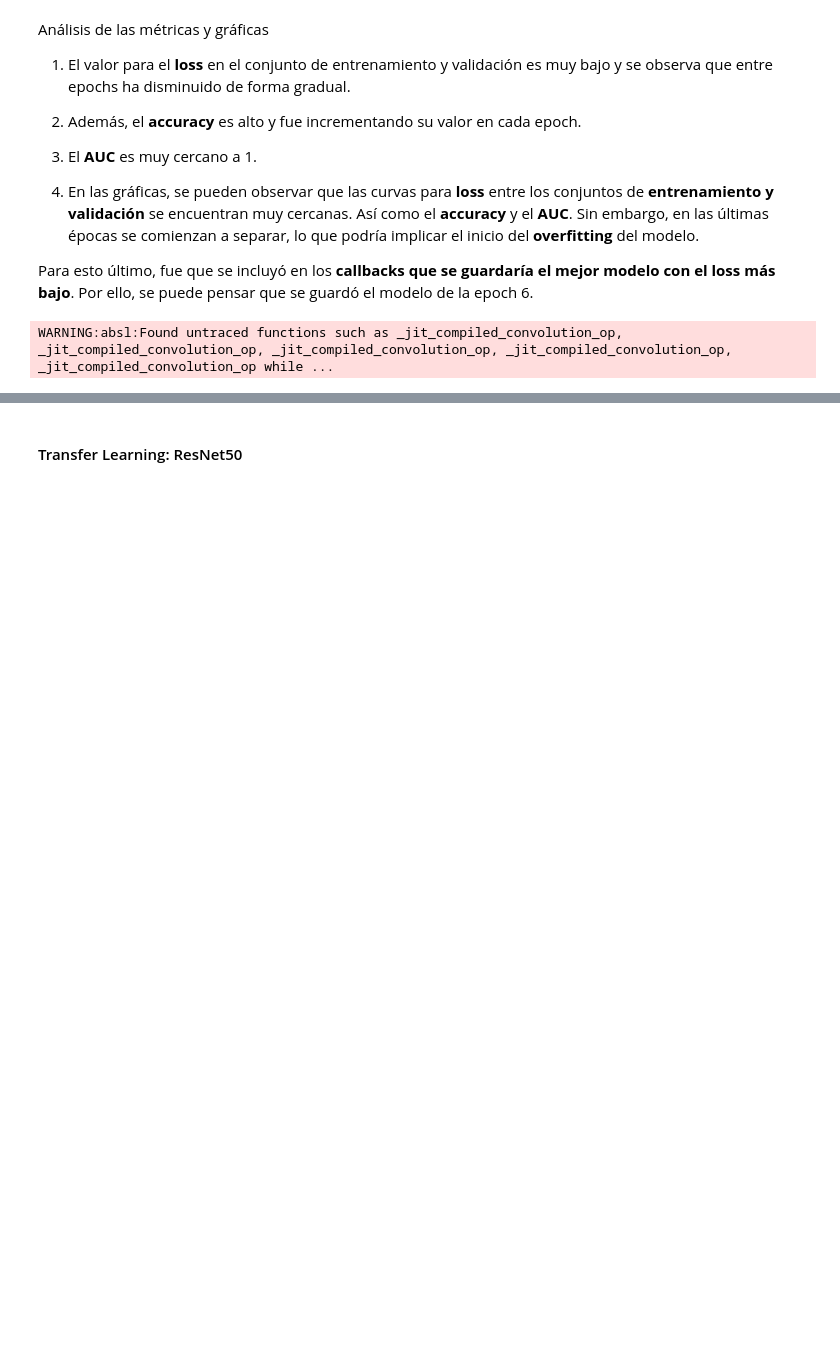
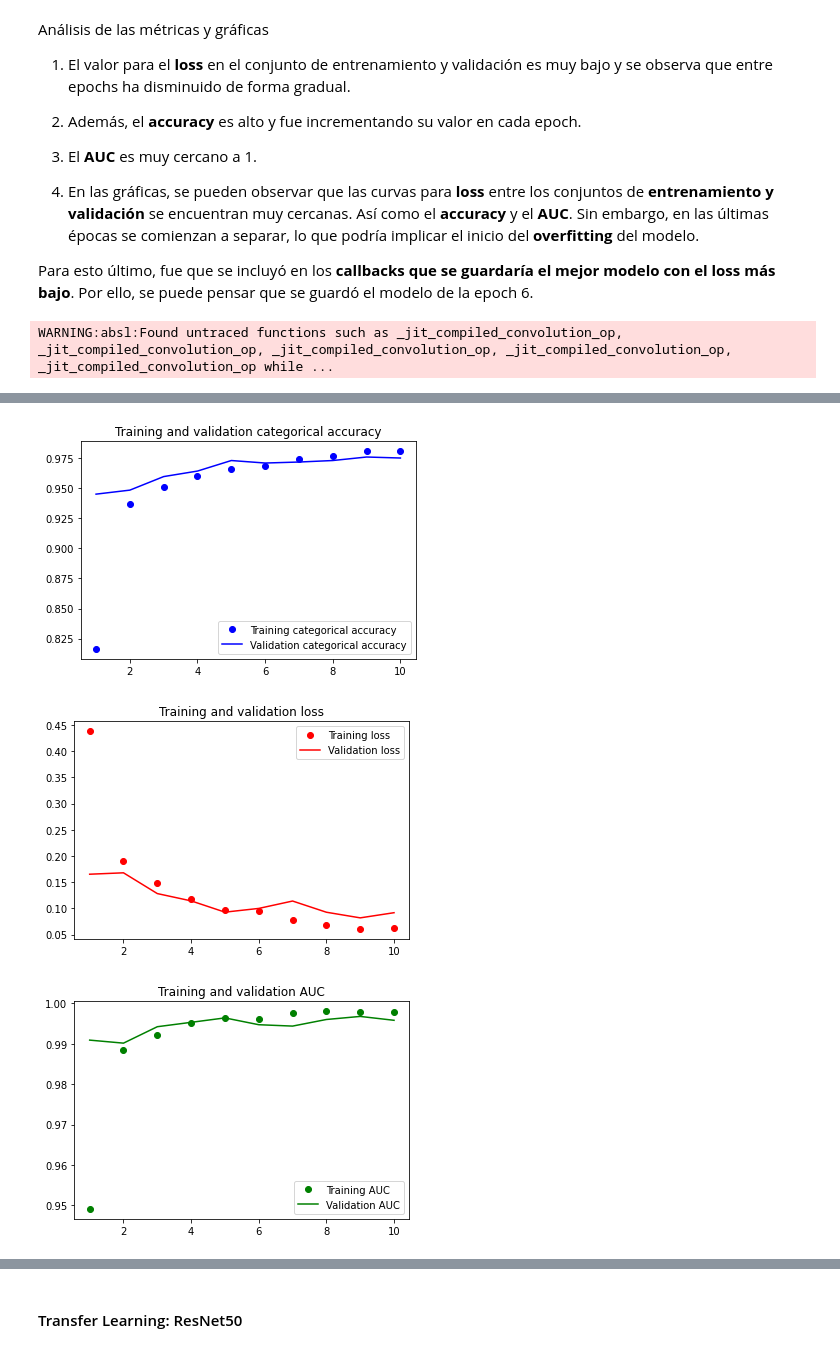
Before and after one commit to edna-jacqueline-zavala/TC3007C-Modulo2-ModeloDeepLearning, a Jupyter notebook: Implementación_de_un_modelo_de_deep_learning.ipynb, the cells around one changed output, grey strips where cells are left out. Drawn from its saved outputs; the diff is of its cells as text; code cells hidden in the pictures; blank space fills up the shorter version.

Commit message:
Classic CNN Architecture Update

```diff
--- a/Implementación_de_un_modelo_de_deep_learning.ipynb
+++ b/Implementación_de_un_modelo_de_deep_learning.ipynb
@@ -579,0 +750,46 @@ WARNING:absl:Found untraced functions such as _jit_compiled_convolution_op, _jit
+# %%
+classic_architecture_model_hist_df = pd.read_csv('classic-architecture-model-history.csv')
+# Renombrar columnas para crear las gráficas
+classic_architecture_model_hist_df.rename(columns={"auc_1": "auc", "val_auc_1": "val_auc"}, inplace=True)
+
+# Métricas del entrenamiento
+train_cat_accuracy = classic_architecture_model_hist_df["categorical_accuracy"]
+train_loss = classic_architecture_model_hist_df["loss"]
+train_auc = classic_architecture_model_hist_df["auc"]
+
+# Métricas del conjunto de validación
+val_cat_accuracy = classic_architecture_model_hist_df["val_categorical_accuracy"]
+val_loss = classic_architecture_model_hist_df["val_loss"]
+val_auc = classic_architecture_model_hist_df["val_auc"]
+
+# Generar una lista para graficar los valores respecto a las épocas
+epochs = range(1, len(train_cat_accuracy) + 1)
+
+# Categorical accuracy del conjunto de entrenamiento vs validación
+plt.figure(1)
+plt.plot(epochs, train_cat_accuracy, "bo", label="Training categorical accuracy")
+plt.plot(epochs, val_cat_accuracy, "b", label="Validation categorical accuracy")
+plt.title("Training and validation categorical accuracy")
+plt.legend()
+plt.savefig("final_model_cat_accuracy.png")
+
+# Loss del conjunto de entrenamiento vs validación
+plt.figure(2)
+plt.plot(epochs, train_loss, "ro", label="Training loss")
+plt.plot(epochs, val_loss, "r", label="Validation loss")
+plt.title("Training and validation loss")
+plt.legend()
+plt.savefig("final_model_loss.png")
+
+# AUC del conjunto de entrenamiento vs validación
+plt.figure(3)
+plt.plot(epochs, train_auc, "go", label="Training AUC")
+plt.plot(epochs, val_auc, "g", label="Validation AUC")
+plt.title("Training and validation AUC")
+plt.legend()
+plt.savefig("final_model_auc.png")
+plt.show()
+# %% [output]
+[figure, added]
+[figure, added]
+[figure, added]
```
Also changed, not shown: parts of 29 cells of this notebook, 4 other files.
